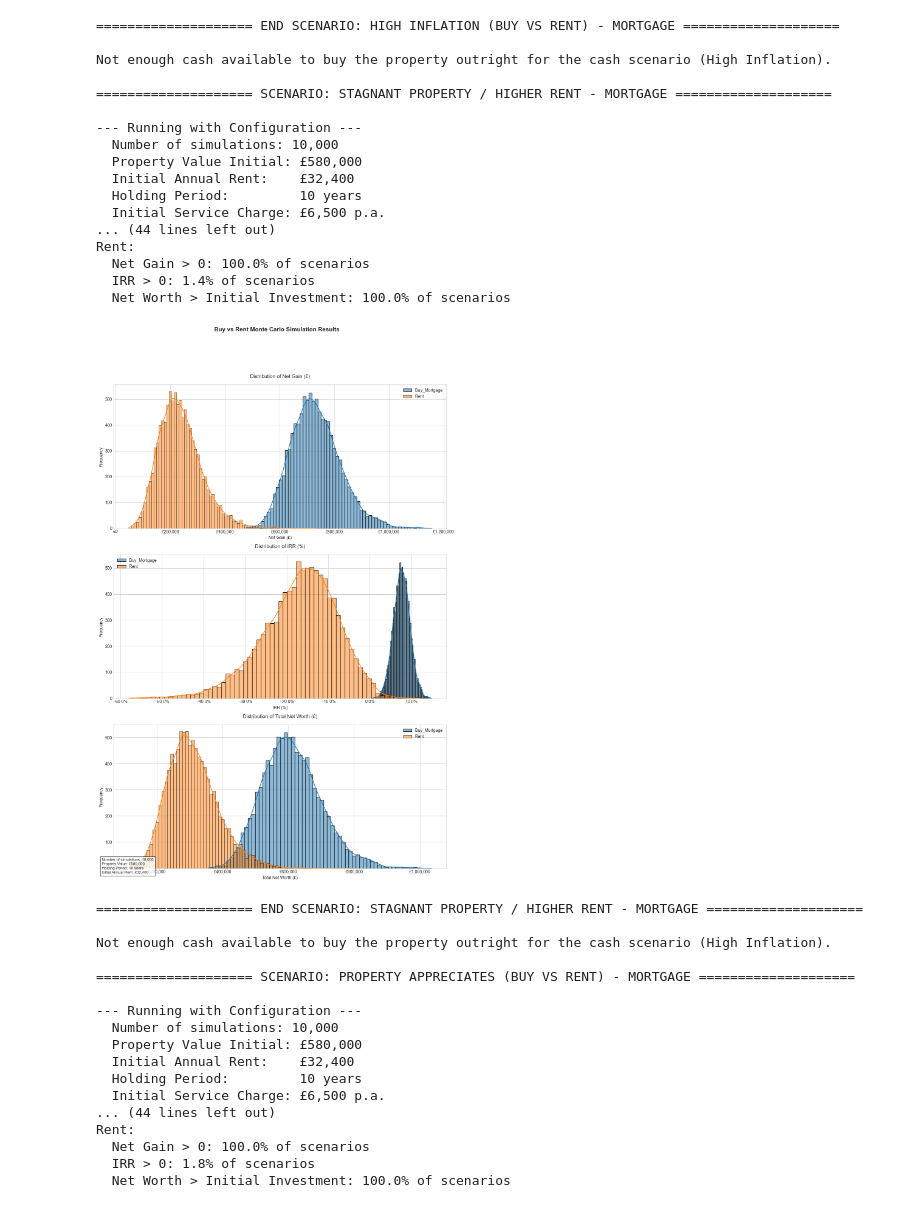
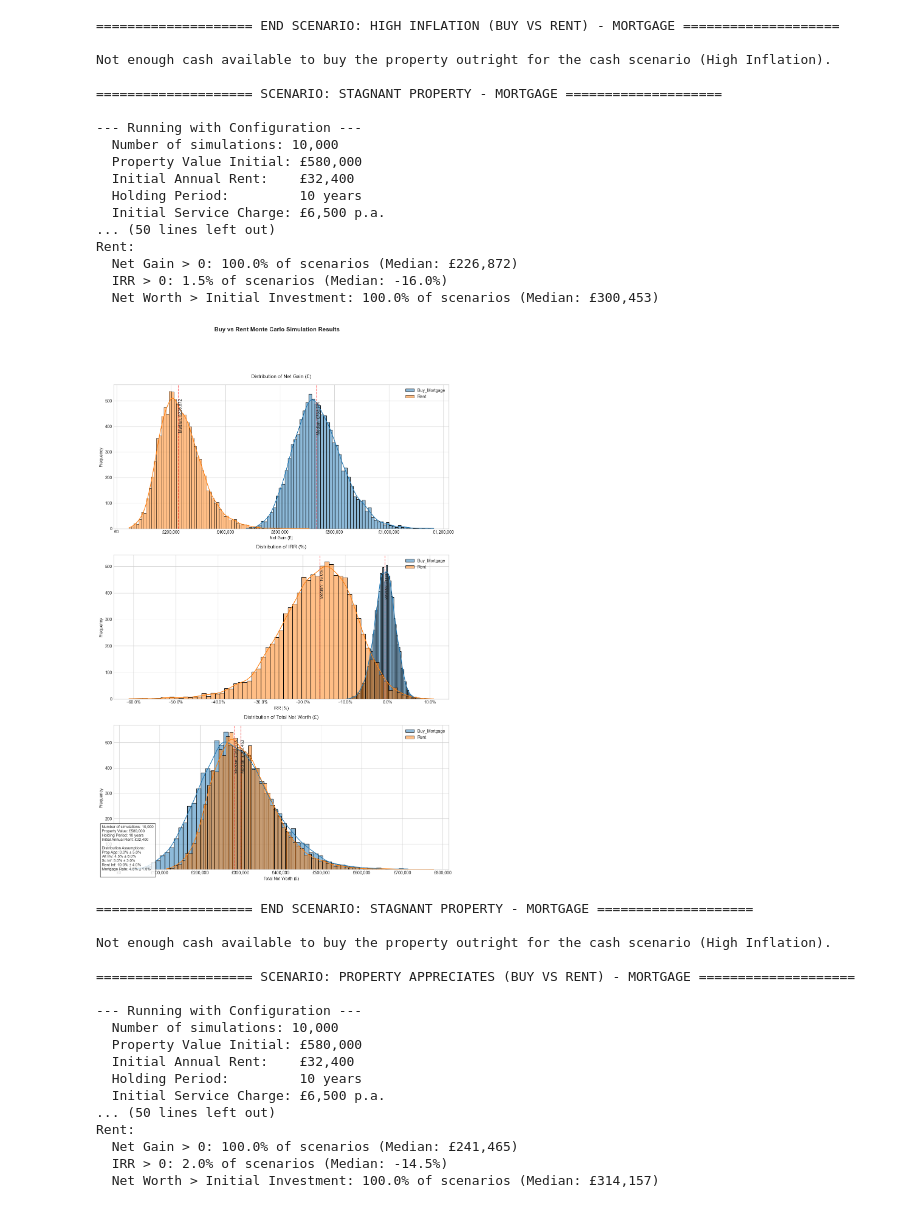
Before and after one commit to Joe-SC/mortgage_stuff, a Jupyter notebook: buy_vs_rent.ipynb, the cells around one changed output. Cells and saved outputs as stored; diff of their text form; code cells hidden in the pictures.

Commit message:
Update buy_vs_rent notebook with revised simulation execution counts and adjusted service charge inflation rates; enhance summary statistics and scenario comparison for improved analysis

```diff
--- a/buy_vs_rent.ipynb
+++ b/buy_vs_rent.ipynb
@@ -50,7 +50,7 @@ config_br1_overrides = {
 dist_br1_assumptions = {
     "prop_app_mean": 0.03, "prop_app_std_dev": 0.05,    # For buying
     "alt_inv_mean": 0.05, "alt_inv_std_dev": 0.08,     # For renting (investing the cash)
-    "sc_inf_mean": 0.01, "sc_inf_std_dev": 0.03,   # For buying
+    "sc_inf_mean": 0.05, "sc_inf_std_dev": 0.03,   # For buying
     "rent_inf_mean": 0.10, "rent_inf_std_dev": 0.04,   # For renting
     "mortgage_rate_mean": 0.045, "mortgage_rate_std_dev": 0.015  # For mortgage rates
 }
@@ -90,7 +90,7 @@ config_br2_overrides = {
 dist_br2_assumptions = {
     "prop_app_mean": 0.03, "prop_app_std_dev": 0.05,    # For buying
     "alt_inv_mean": 0.045, "alt_inv_std_dev": 0.08,     # For renting (investing the cash)
-    "sc_inf_mean": 0.02, "sc_inf_std_dev": 0.03,   # For buying
+    "sc_inf_mean": 0.05, "sc_inf_std_dev": 0.03,   # For buying
     "rent_inf_mean": 0.10, "rent_inf_std_dev": 0.04,   # For renting
     "mortgage_rate_mean": 0.045, "mortgage_rate_std_dev": 0.015  # For mortgage rates
 }
@@ -131,14 +131,14 @@ config_br3_overrides = {
 dist_br3_assumptions = {
     "prop_app_mean": 0, "prop_app_std_dev": 0.05,    # For buying
     "alt_inv_mean": 0.045, "alt_inv_std_dev": 0.08,     # For renting (investing the cash)
-    "sc_inf_mean": 0.01, "sc_inf_std_dev": 0.03,   # For buying
+    "sc_inf_mean": 0.05, "sc_inf_std_dev": 0.03,   # For buying
     "rent_inf_mean": 0.10, "rent_inf_std_dev": 0.04,   # For renting
     "mortgage_rate_mean": 0.045, "mortgage_rate_std_dev": 0.015  # For mortgage rates
 }
 
 # Run with mortgage
 scenario_results_buy_rent["StagnantProperty_BuyRent_Mortgage"] = run_and_analyze_buy_vs_rent_scenario(
-    "Stagnant Property / Higher Rent - Mortgage",
+    "Stagnant Property - Mortgage",
     config_br3_overrides,
     dist_br3_assumptions,
     cash_available=CASH_AVAILABLE,
@@ -149,7 +149,7 @@ scenario_results_buy_rent["StagnantProperty_BuyRent_Mortgage"] = run_and_analyze
 buying_costs_percentage_other = config_br3_overrides.get("buying_costs_percentage_other", 0.015)
 if can_buy_with_cash(PROPERTY_VALUE_INITIAL, CASH_AVAILABLE, buying_costs_percentage_other):
     scenario_results_buy_rent["StagnantProperty_BuyRent_Cash"] = run_and_analyze_buy_vs_rent_scenario(
-        "Stagnant Property / Higher Rent - Mortgage",
+        "Stagnant Property - Cash",
         config_br3_overrides,
         dist_br3_assumptions,
         cash_available=CASH_AVAILABLE,
@@ -173,7 +173,7 @@ config_br4_overrides = {
 dist_br4_assumptions = {
     "prop_app_mean": 0.07, "prop_app_std_dev": 0.05,    # For buying
     "alt_inv_mean": 0.05, "alt_inv_std_dev": 0.08,     # For renting (investing the cash)
-    "sc_inf_mean": 0.01, "sc_inf_std_dev": 0.03,   # For buying
+    "sc_inf_mean": 0.05, "sc_inf_std_dev": 0.03,   # For buying
     "rent_inf_mean": 0.10, "rent_inf_std_dev": 0.04,   # For renting
     "mortgage_rate_mean": 0.045, "mortgage_rate_std_dev": 0.015  # For mortgage rates
 }
@@ -243,22 +243,22 @@ Rent:
 ==================== END SCENARIO: HIGH INFLATION (BUY VS RENT) - MORTGAGE ====================
 
 Not enough cash available to buy the property outright for the cash scenario (High Inflation).
 
-==================== SCENARIO: STAGNANT PROPERTY / HIGHER RENT - MORTGAGE ====================
+==================== SCENARIO: STAGNANT PROPERTY - MORTGAGE ====================
 
 --- Running with Configuration ---
   Number of simulations: 10,000
   Property Value Initial: £580,000
   Initial Annual Rent:    £32,400
   Holding Period:         10 years
   Initial Service Charge: £6,500 p.a.
-... (44 lines left out)
+... (50 lines left out)
 Rent:
-  Net Gain > 0: 100.0% of scenarios
-  IRR > 0: 1.4% of scenarios
-  Net Worth > Initial Investment: 100.0% of scenarios
+  Net Gain > 0: 100.0% of scenarios (Median: £226,872)
+  IRR > 0: 1.5% of scenarios (Median: -16.0%)
+  Net Worth > Initial Investment: 100.0% of scenarios (Median: £300,453)
-[figure, old version]
+[figure, new version]
-==================== END SCENARIO: STAGNANT PROPERTY / HIGHER RENT - MORTGAGE ====================
+==================== END SCENARIO: STAGNANT PROPERTY - MORTGAGE ====================
 
 Not enough cash available to buy the property outright for the cash scenario (High Inflation).
 
@@ -270,8 +270,8 @@ Not enough cash available to buy the property outright for the cash scenario (Hi
   Initial Annual Rent:    £32,400
   Holding Period:         10 years
   Initial Service Charge: £6,500 p.a.
-... (44 lines left out)
+... (50 lines left out)
 Rent:
-  Net Gain > 0: 100.0% of scenarios
-  IRR > 0: 1.8% of scenarios
-  Net Worth > Initial Investment: 100.0% of scenarios
+  Net Gain > 0: 100.0% of scenarios (Median: £241,465)
+  IRR > 0: 2.0% of scenarios (Median: -14.5%)
+  Net Worth > Initial Investment: 100.0% of scenarios (Median: £314,157)
```
Also changed, not shown: parts of 1 cell of this notebook.
